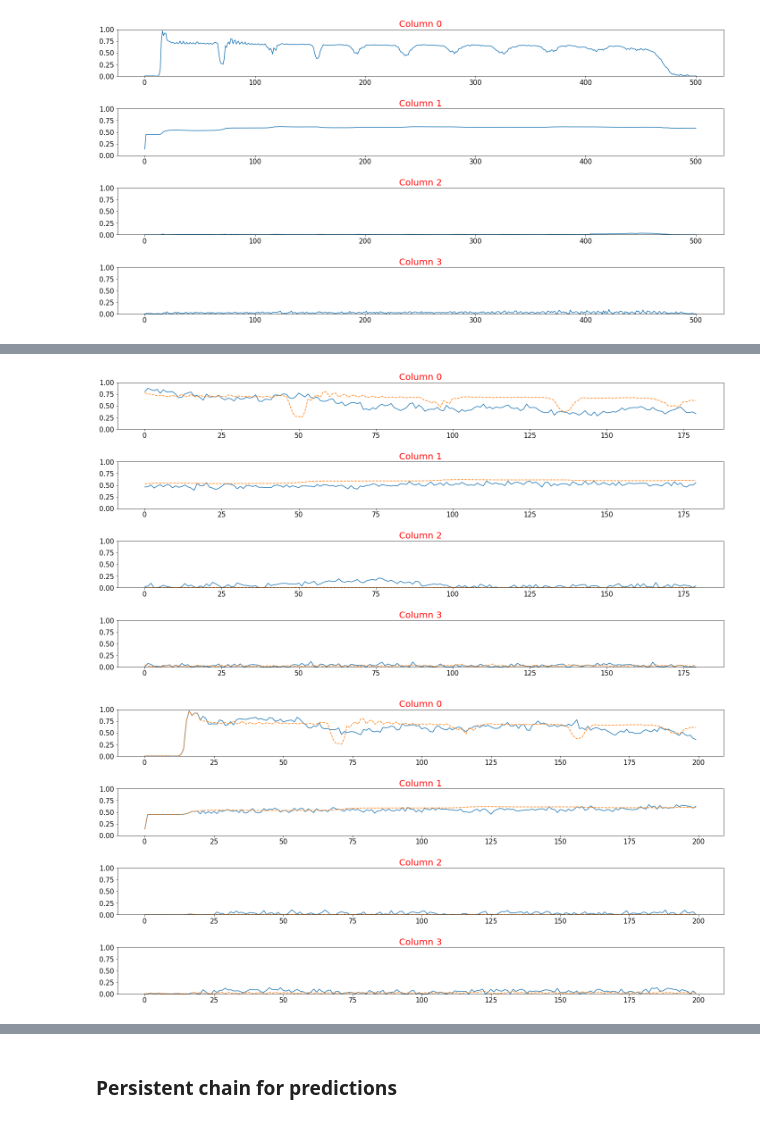
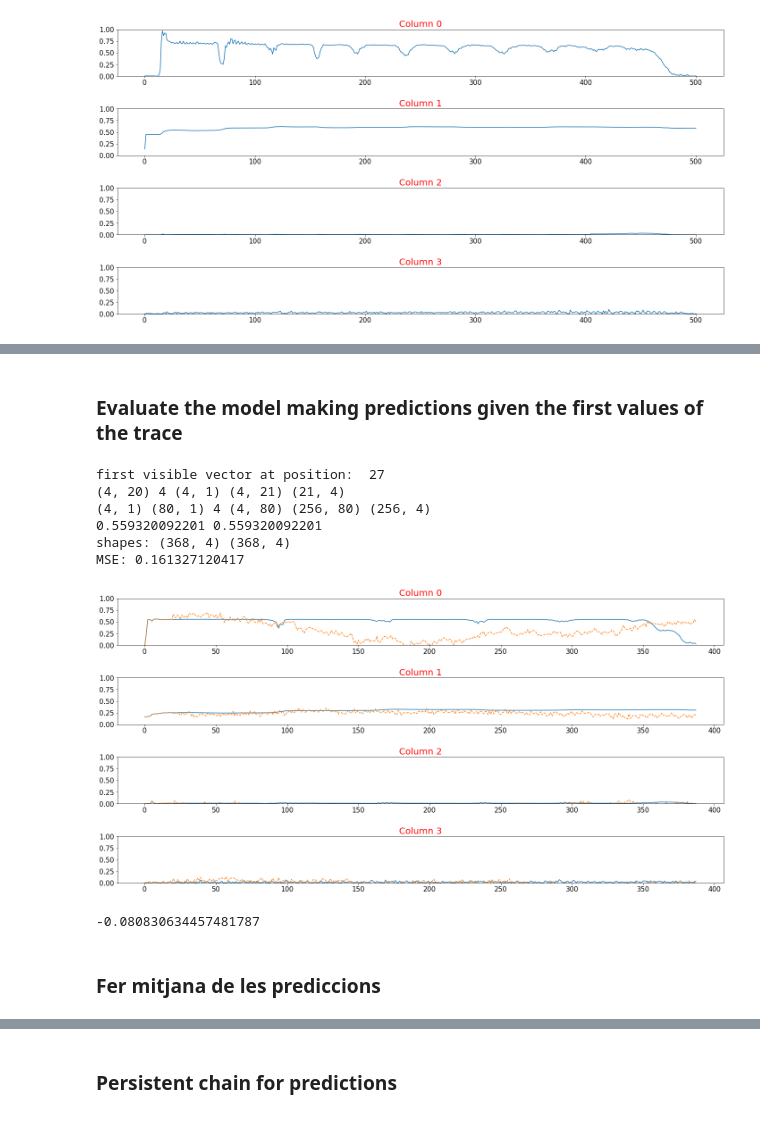
Before and after one commit to davidbp/connectionist, a Jupyter notebook: notebooks/crbm_diary_al.ipynb, the cells around one changed output, grey strips where cells are left out. Drawn from its saved outputs; the diff is of its cells as text; code cells hidden in the pictures.

```diff
--- a/notebooks/crbm_diary_al.ipynb
+++ b/notebooks/crbm_diary_al.ipynb
@@ -745,7 +781,7 @@ def generate_n_samples(crbm, vis, cond_as_vec, n_samples, n_gibbs=100):
         #v_new = v_new/np.linalg.norm(v_new)
         #print("i:", i, "\tv_new:", v_new.T)
         #print("cond_as_vec:", cond_as_vec[-8:].T, "\n\n")
-        v_new[v_new<0] = 0
+        #v_new[v_new<0] = 0
 
         update_history_as_vec(cond_as_vec, v_new)
 
@@ -825,8 +803,42 @@ timeseries.plot_timeseries_overlaped(y_hat,y_true)
-# %%
-timeseries.plot_timeseries_overlaped(y_hat,y_true)
-# %% [output]
-[figure, removed]
-# %%
-timeseries.plot_timeseries_overlaped(np.vstack((cond.T, y_hat)), np.vstack((cond.T, y_true)))
-# %% [output]
-[figure, removed]
+# %% [markdown]
+### Evaluate the model making predictions given the first values of the trace
+# %%
+m = 3
+X_tr = X_train[m].T
+# %%
+start_pos = 6
+#v    = X_tr[:, [start_pos + crbm.n_his+1]]                         # first visible vector
+hist_and_v = X_tr[:, start_pos :(start_pos +crbm.n_his+1)]          # history (features from 0 to 20)
+v, cond = split_vis(crbm, hist_and_v.T)
+cond_as_vec =  history_mat_to_vec(cond)
+
+print("first visible vector at position: ", start_pos + crbm.n_his+1)
+print(cond.shape, crbm.n_vis,  v.shape, hist.shape, X.shape)
+print(v.shape, cond_as_vec.shape, crbm.n_vis, crbm.A.shape, crbm.B.shape, crbm.W.shape)
+print(cond.max(), cond_as_vec.max())
+
+n_samples = X_tr.shape[1] - crbm.n_his
+samples = generate_n_samples(crbm, v, cond_as_vec, n_samples = n_samples, n_gibbs=1)
+y_true = X_tr[:, crbm.n_his:n_samples].T
+y_hat = np.array(samples).reshape(n_samples, n_feat)[0:(n_samples-crbm.n_his),:]
+
+print("shapes:", y_hat.shape, y_true.shape)
+print("MSE:", np.sqrt(np.mean((y_hat - y_true)**2)))
+# %% [output]
+first visible vector at position:  27
+(4, 20) 4 (4, 1) (4, 21) (21, 4)
+(4, 1) (80, 1) 4 (4, 80) (256, 80) (256, 4)
+0.559320092201 0.559320092201
+shapes: (368, 4) (368, 4)
+MSE: 0.161327120417
+# %%
+
+timeseries.plot_timeseries_overlaped(np.vstack((cond.T, y_true)),np.vstack((cond.T, y_hat)))
+# %% [output]
+[figure, added]
+# %%
+np.mean(y_hat - y_true)
+# %% [output]
+-0.080830634457481787
+# %% [markdown]
+### Fer mitjana de les prediccions
```
Also changed, not shown: parts of 43 cells of this notebook, 1 other file.
